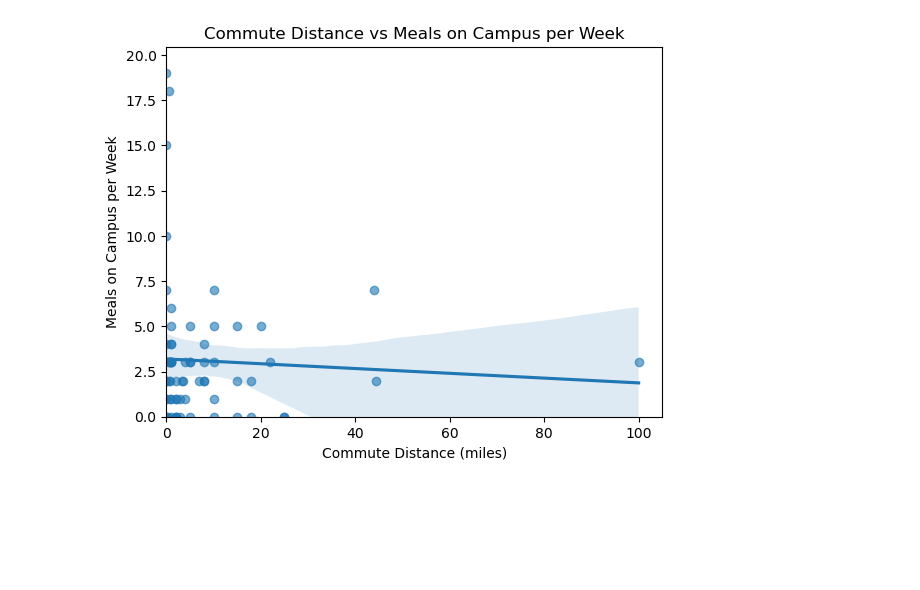
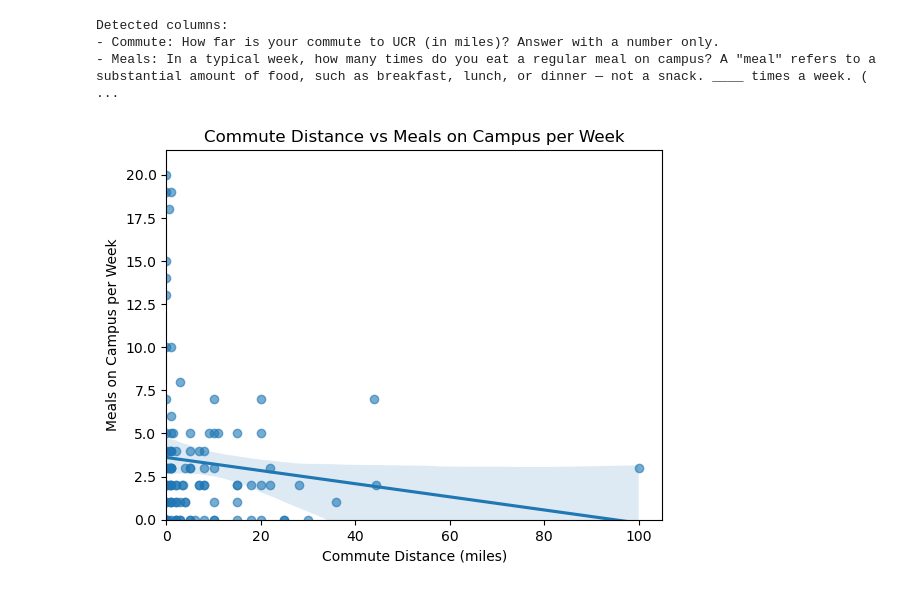
Before and after one commit to LydiaNiu/cs105_t7_miniproj, a Jupyter notebook: T7_mini_proj.ipynb, the cells around one changed output. Cells and saved outputs as stored; diff of their text form; code cells hidden in the pictures; blank space fills up the shorter version.

```diff
--- a/T7_mini_proj.ipynb
+++ b/T7_mini_proj.ipynb
@@ -89,35 +88,51 @@ Sample cleaned data:
 # %%
 import seaborn as sns
 import matplotlib.pyplot as plt
 import pandas as pd
+import re
 
-# Clean and convert numeric columns
-df['commute_miles'] = pd.to_numeric(
-    df['How far is your commute to UCR (in miles)? Answer with a number only. '],
-    errors='coerce'
-)
-df['meals_per_week'] = pd.to_numeric(
-    df['In a typical week, how many times do you eat a regular meal on campus? A “meal” refers to a substantial amount of food, such as breakfast, lunch, or dinner — not a snack.\r\n\r\n____ times a week. (Enter a number only)'],
-    errors='coerce'
+# ---- Load dataset ----
+df = pd.read_csv("responses.csv")
+
+# ---- Normalize column headers to remove newlines and weird quotes ----
+df.columns = [
+    re.sub(r"\s+", " ", c.replace("“", '"').replace("”", '"').replace("’", "'")).strip()
+    for c in df.columns
+]
+
+# ---- Detect the relevant columns ----
+commute_col = [c for c in df.columns if "commute" in c.lower() and "ucr" in c.lower()][0]
+meals_col = [
+    c for c in df.columns
+    if "typical week" in c.lower() and "meal" in c.lower() and "campus" in c.lower()
+][0]
+
+print("Detected columns:\n- Commute:", commute_col, "\n- Meals:", meals_col)
+
+# ---- Clean and convert numeric columns ----
+df["commute_miles"] = pd.to_numeric(df[commute_col], errors="coerce")
+df["meals_per_week"] = pd.to_numeric(df[meals_col], errors="coerce")
+
+# ---- Create scatter + regression line ----
+sns.regplot(
+    data=df,
+    x="commute_miles",
+    y="meals_per_week",
+    scatter_kws={"alpha": 0.6}
 )
 
-# Create scatter + regression line
-sns.regplot(
-    data=df,
-    x='commute_miles',
-    y='meals_per_week',
-    scatter_kws={'alpha': 0.6}
-)
-
-# Titles and labels
+# ---- Titles and labels ----
 plt.title("Commute Distance vs Meals on Campus per Week")
 plt.xlabel("Commute Distance (miles)")
 plt.ylabel("Meals on Campus per Week")
 
-# Floor both axes at 0
+# ---- Floor both axes at 0 ----
 plt.xlim(left=0)
 plt.ylim(bottom=0)
 
 plt.show()
 # %% [output]
+Detected columns:
+- Commute: How far is your commute to UCR (in miles)? Answer with a number only.
+- Meals: In a typical week, how many times do you eat a regular meal on campus? A "meal" refers to a substantial amount of food, such as breakfast, lunch, or dinner — not a snack. ____ times a week. ( ...
-[figure, old version]
+[figure, new version]
```
Also changed, not shown: parts of 2 cells of this notebook, 2 other files.
